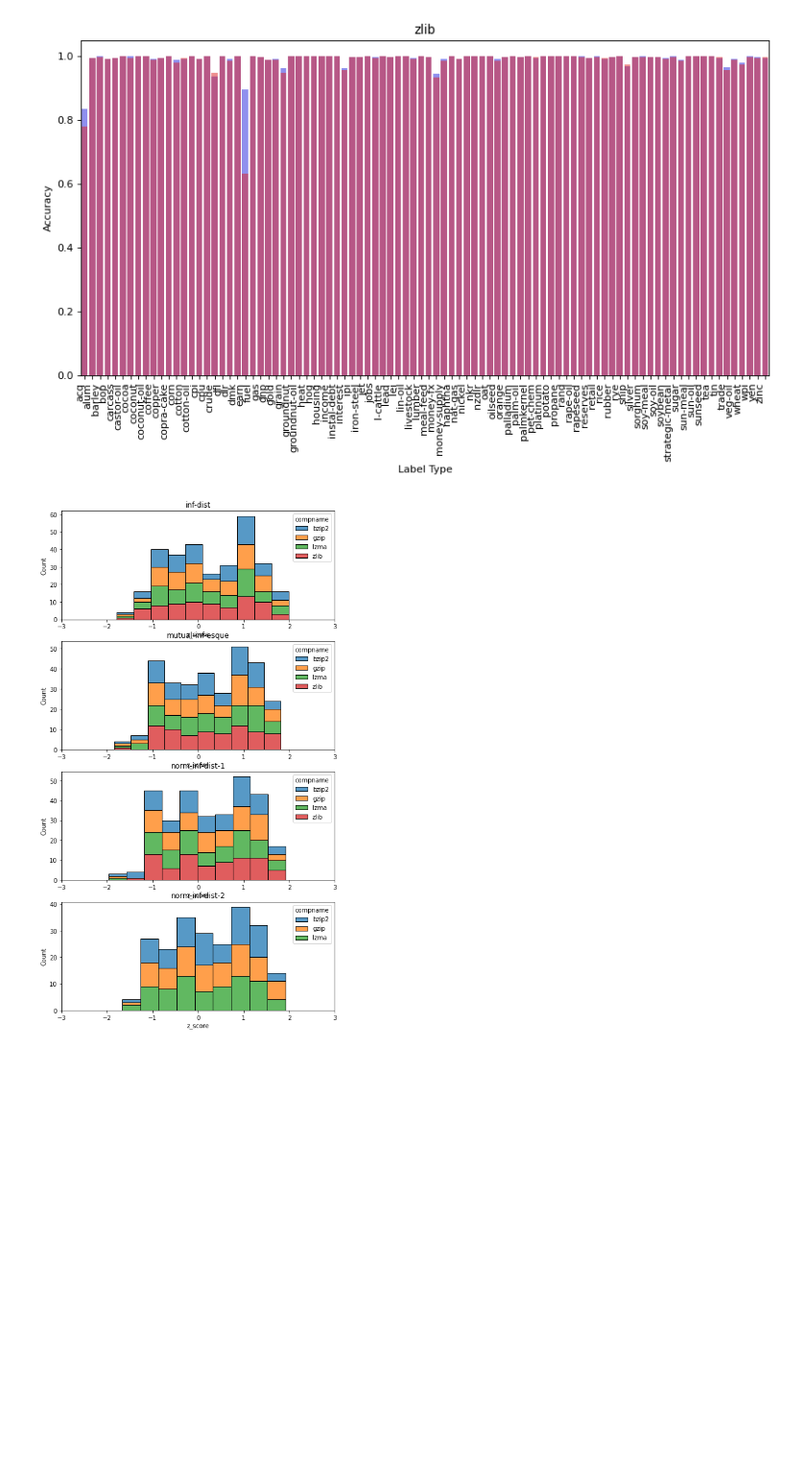
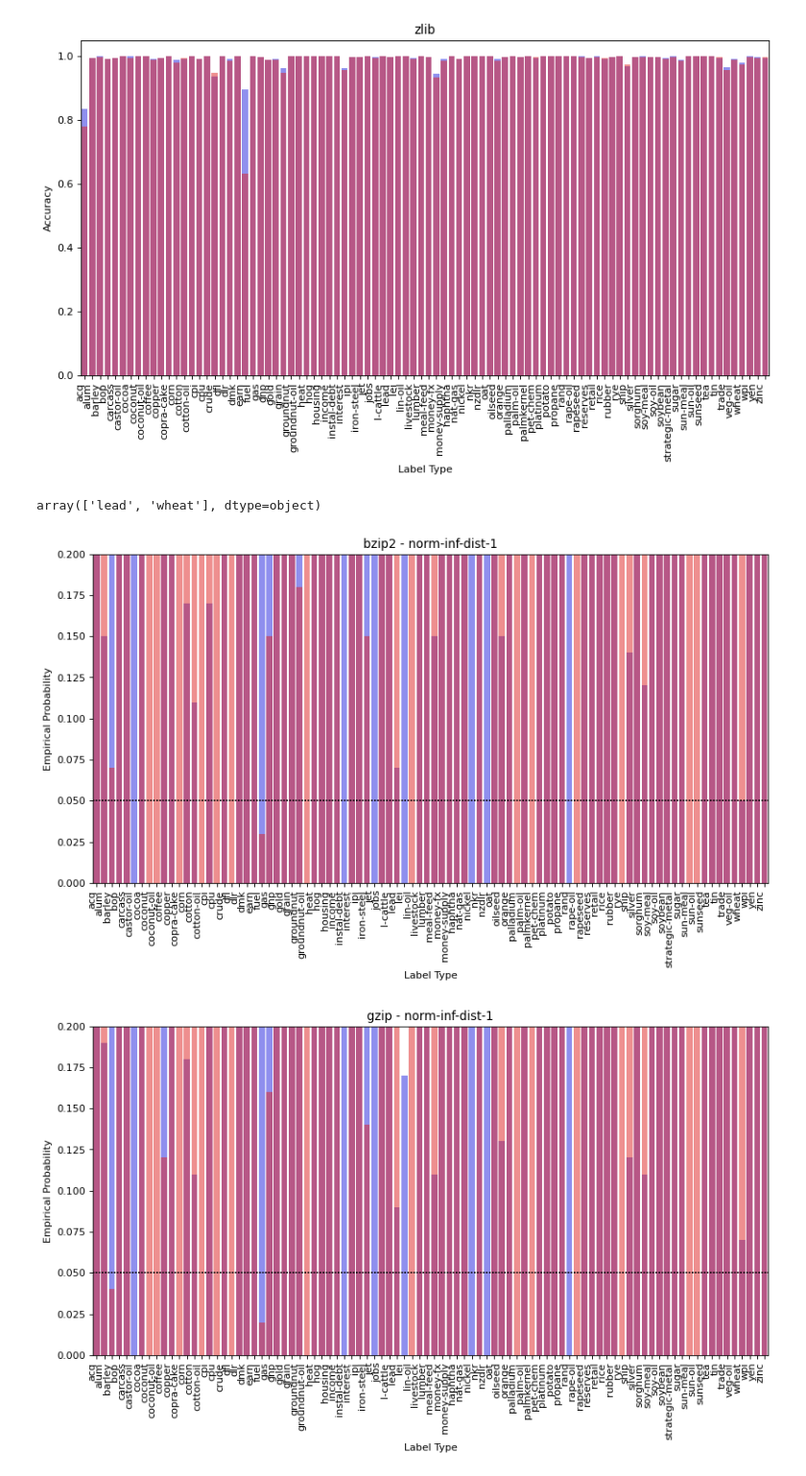
Before and after one commit to samuelbarrett1234/csproject, a Jupyter notebook: Reuters Analysis.ipynb, the cells around one changed output. Shown: that part at 96% size. Drawn from its saved outputs; the diff is of its cells as text; code cells hidden in the pictures; blank space fills up the shorter version.

```diff
--- a/Reuters Analysis.ipynb
+++ b/Reuters Analysis.ipynb
@@ -26,16 +26,26 @@ for compname in df["compname"].unique():
 df = pd.read_csv(FOLDER + "reuters_cuts.csv")
 df_val = df[df['seqpart'] == 1]
 df_test = df[df['seqpart'] == 2]
+# %%
+df_val[df_val['emp_prob'] < 0.05]["lbltype_name"].unique()
+# %% [output]
+array(['lead', 'wheat'], dtype=object)
 # %%
-ncd_formulae = list(df['ncd_formula'].unique())
-fig, axs = plt.subplots(len(ncd_formulae), 1, figsize=(8, 15))
-
-for i, ncd_formula in enumerate(ncd_formulae):
-    axs[i].set_title(ncd_formula)
-    axs[i].set_xlim((-3.0, 3.0))
-    sns.histplot(df_val[df_val['ncd_formula'] == ncd_formula],
-                 x="z_score", hue="compname", multiple="stack", ax=axs[i])
-
-plt.show()
+for compname in df_val['compname'].unique():
+    ncd_formula = 'norm-inf-dist-1'
+    plt.gcf().set_size_inches((12, 6))
+    plt.gcf().set_dpi(80)
+    plt.ylim((0.0, 0.2))
+    sns.barplot(data=df_val[(df_val["compname"] == compname) & (df_val["ncd_formula"] == ncd_formula)],
+                x="lbltype_name", y="emp_prob", color='b', alpha=0.5)
+    sns.barplot(data=df_test[(df_test["compname"] == compname) & (df_test["ncd_formula"] == ncd_formula)],
+                x="lbltype_name", y="emp_prob", color='r', alpha=0.5)
+    plt.axhline(y=0.05, color='black', dashes=(1, 1))
+    plt.xlabel('Label Type')
+    plt.ylabel('Empirical Probability')
+    plt.gca().set_xticklabels(plt.gca().get_xticklabels(), rotation=90, ha='right')
+    plt.title(compname + " - " + ncd_formula)
+    plt.show()
 # %% [output]
-[figure, old version]
+[figure, new version]
+[figure, added]
```
Also changed, not shown: parts of 1 cell of this notebook, 1 other file.
